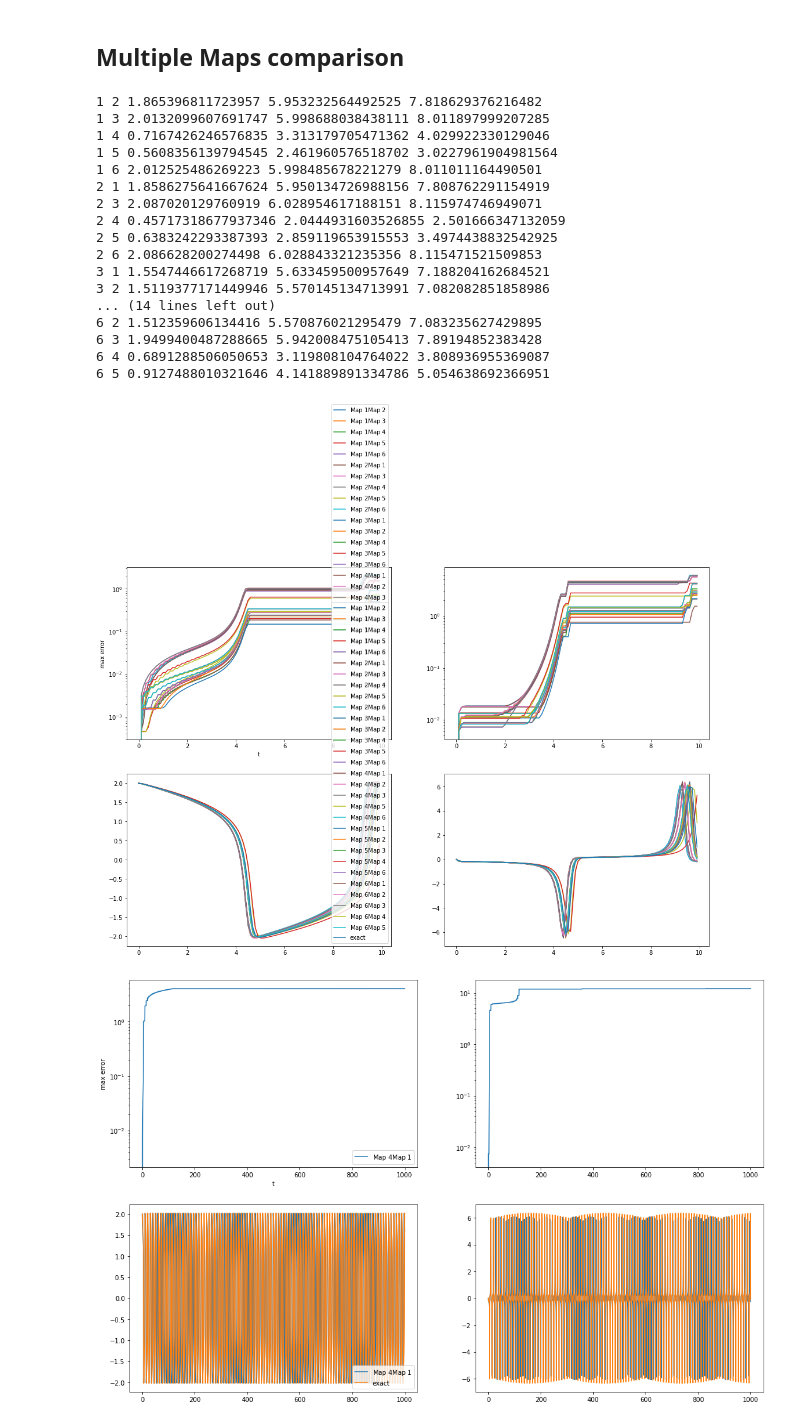
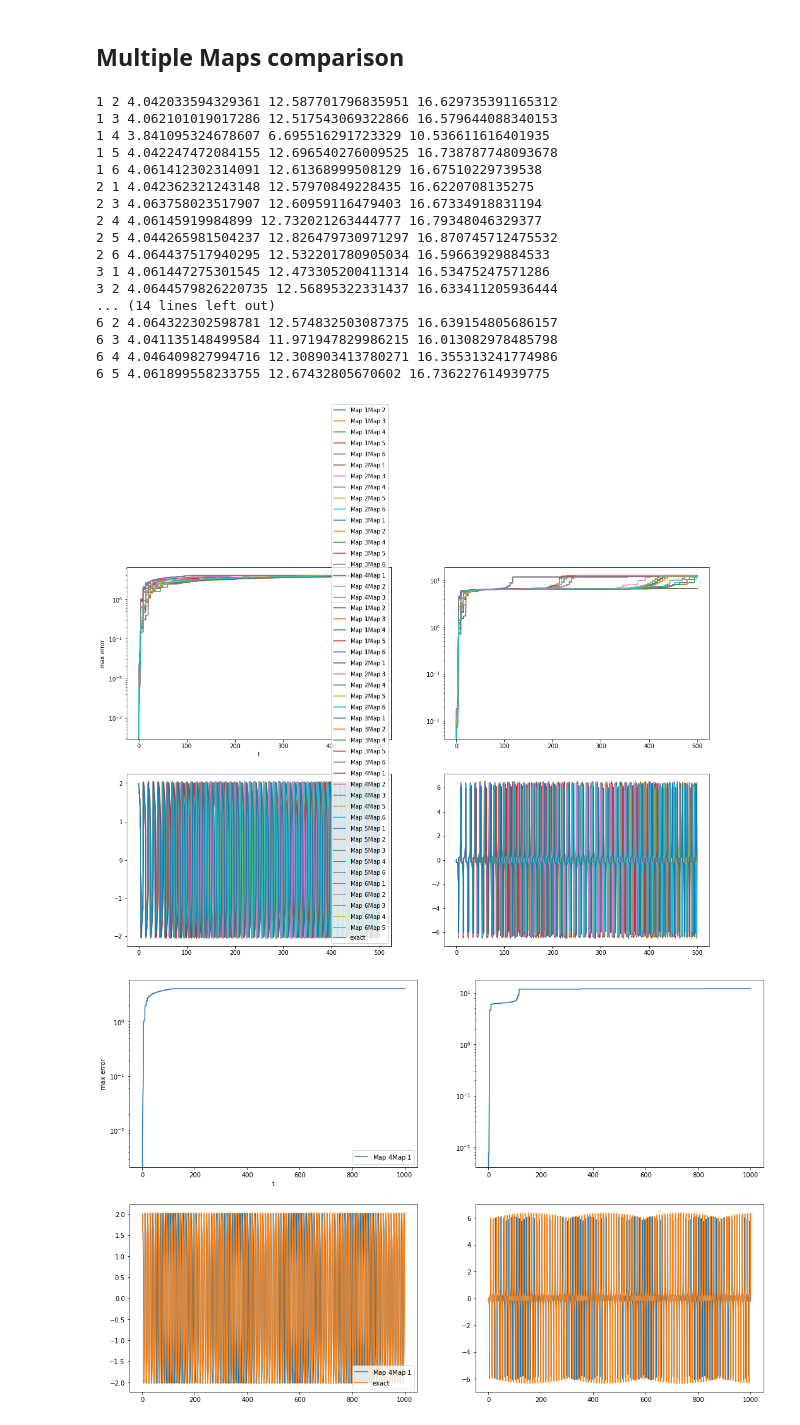
Before and after one commit to fzadra/VanDerPolContact, a Jupyter notebook: Permutations.ipynb, the cells around one changed output. Drawn from its saved outputs; the diff is of its cells as text; code cells hidden in the pictures.

```diff
--- a/Permutations.ipynb
+++ b/Permutations.ipynb
@@ -75,7 +82,7 @@ plt.show()
 # %% [markdown]
 ## Multiple Maps comparison
 # %%
-tf = 10
+tf = 500
 p0, q0, s0 = 0, 2., 0.
 epsilon = 4
 vdp = VanDerPol(epsilon, 0, 0)
@@ -96,51 +103,51 @@ for i in li.mappers:
             k0=1
         if i!=j:
             sol, sols, _ = li.multimapintegrate(stepper=li.step1, system=vdp, tspan=tspan, p0=p0, q0=q0, s0=s0, j=[i,j])
             errq=err(sol[:,1],y_odeint[:, 0])
             errs=err(sols, y_odeint[:, 1])
             plt.subplot(221)
             plt.xlabel("t")
             plt.ylabel("max error")
             plt.plot(tspan,errq,label=f"Map ${k0}$" f"Map ${k1}$")
             plt.yscale('log')
             plt.legend(loc='lower right')
             plt.subplot(222)
             plt.plot(tspan,errs,label=f"Map ${k0}$" f"Map ${k1}$")
             plt.yscale('log')
             plt.subplot(223)
             plt.plot(tspan,sol[:,1],label=f"Map ${k0}$" f"Map ${k1}$")
             plt.legend(loc='lower right')
             plt.subplot(224)
             plt.plot(tspan,sols,label=f"Map ${k0}$" f"Map ${k1}$")
-            print(k0,k1,errq[len(errq)-1],errs[len(errs)-1],errq[len(errq)-1]+errs[len(errs)-1])
+            print(k0,k1,np.max(errq),np.max(errs),np.max(errq+errs))
         k1=((k1+1)%7)
     k0=((k0+1)%7)
 
 plt.subplot(223)
 plt.plot(tspan,y_odeint[:, 0],label="exact")
 plt.legend(loc='lower right')
 plt.subplot(224)
 plt.plot(tspan,y_odeint[:, 1],label="exact")
 plt.show()
 # %% [output]
-1 2 1.865396811723957 5.953232564492525 7.818629376216482
-1 3 2.0132099607691747 5.998688038438111 8.011897999207285
-1 4 0.7167426246576835 3.313179705471362 4.029922330129046
-1 5 0.5608356139794545 2.461960576518702 3.0227961904981564
-1 6 2.012525486269223 5.998485678221279 8.011011164490501
-2 1 1.8586275641667624 5.950134726988156 7.808762291154919
-2 3 2.087020129760919 6.028954617188151 8.115974746949071
-2 4 0.45717318677937346 2.0444931603526855 2.501666347132059
-2 5 0.6383242293387393 2.859119653915553 3.4974438832542925
-2 6 2.086628200274498 6.028843321235356 8.115471521509853
-3 1 1.5547446617268719 5.633459500957649 7.188204162684521
-3 2 1.5119377171449946 5.570145134713991 7.082082851858986
+1 2 4.042033594329361 12.587701796835951 16.629735391165312
+1 3 4.062101019017286 12.517543069322866 16.579644088340153
+1 4 3.841095324678607 6.695516291723329 10.536611616401935
+1 5 4.042247472084155 12.696540276009525 16.738787748093678
+1 6 4.061412302314091 12.61368999508129 16.67510229739538
+2 1 4.042362321243148 12.57970849228435 16.6220708135275
+2 3 4.063758023517907 12.60959116479403 16.67334918831194
+2 4 4.06145919984899 12.732021263444777 16.79348046329377
+2 5 4.044265981504237 12.826479730971297 16.870745712475532
+2 6 4.064437517940295 12.532201780905034 16.59663929884533
+3 1 4.061447275301545 12.473305200411314 16.53475247571286
+3 2 4.0644579826220735 12.56895322331437 16.633411205936444
 ... (14 lines left out)
-6 2 1.512359606134416 5.570876021295479 7.083235627429895
-6 3 1.9499400487288665 5.942008475105413 7.89194852383428
-6 4 0.6891288506050653 3.119808104764022 3.808936955369087
-6 5 0.9127488010321646 4.141889891334786 5.054638692366951
+6 2 4.064322302598781 12.574832503087375 16.639154805686157
+6 3 4.041135148499584 11.971947829986215 16.013082978485798
+6 4 4.046409827994716 12.308903413780271 16.355313241774986
+6 5 4.061899558233755 12.67432805670602 16.736227614939775
-[figure, old version]
+[figure, new version]
 # %%
 tf = 1000
 p0, q0, s0 = 0, 2., 0.
```
Also changed, not shown: parts of 2 cells of this notebook.
